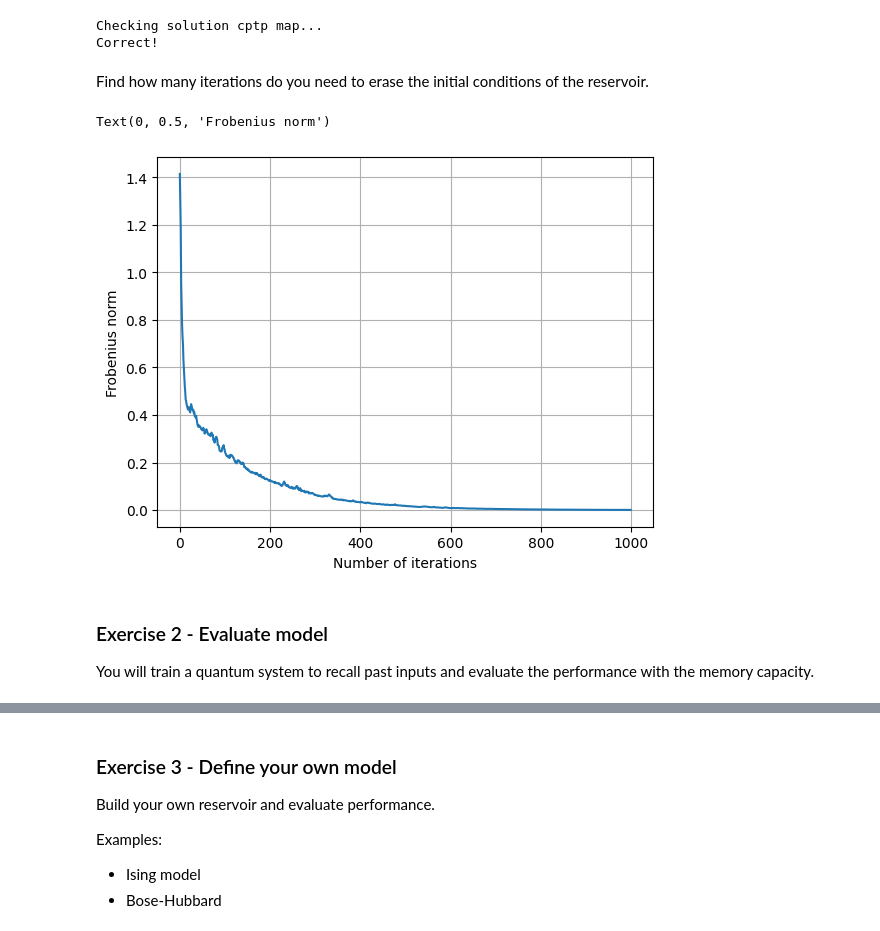
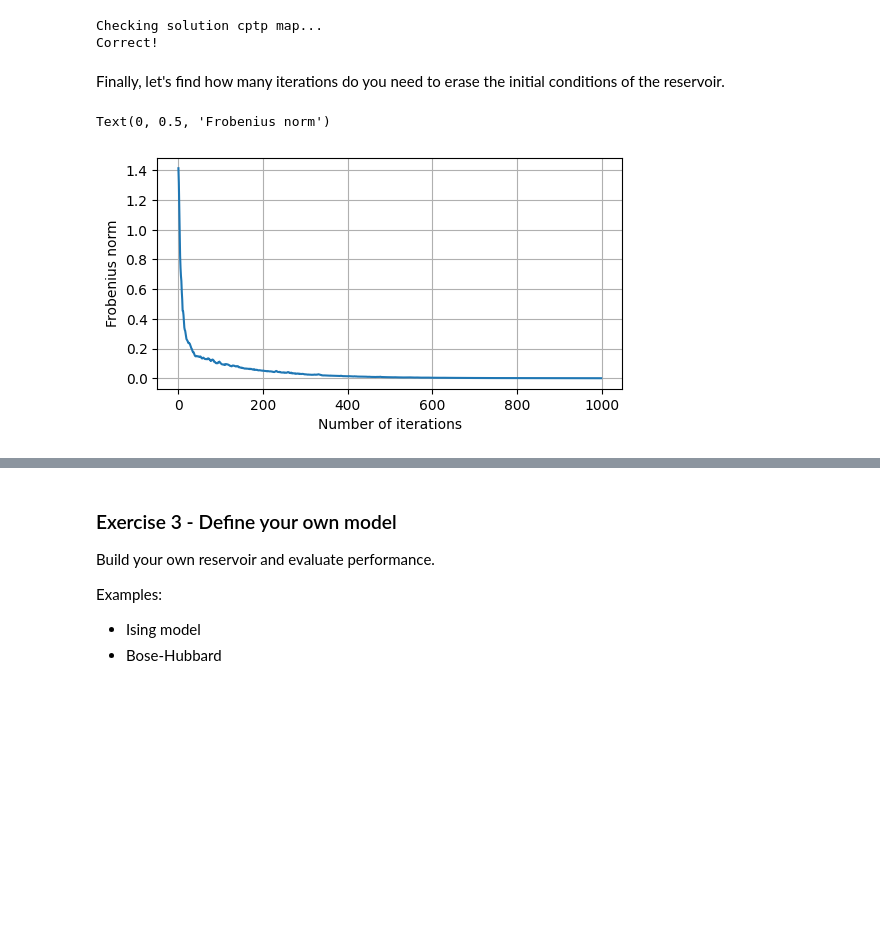
Before and after one commit to gllodra12/Benchmarking_QRC, a Jupyter notebook: notebooks/Practice-lec24.ipynb, the cells around one changed output, grey strips where cells are left out. Cells and saved outputs as stored; diff of their text form; code cells hidden in the pictures; blank space fills up the shorter version.

```diff
--- a/notebooks/Practice-lec24.ipynb
+++ b/notebooks/Practice-lec24.ipynb
@@ -258,5 +258,5 @@ check_solution(np.around(sol_cptp_map[0], 2), exp_sol_cptp)
 Checking solution cptp map...
 Correct!
 # %% [markdown]
-Find how many iterations do you need to erase the initial conditions of the reservoir.
+Finally, let's find how many iterations do you need to erase the initial conditions of the reservoir.
 # %%
@@ -326,17 +299,46 @@ def echo_state_property(signals, num_sites, dim_site, exc_sites_a, exc_sites_b,
+# %%
+def echo_state_property(signals, num_sites, dim_site, exc_sites_a, exc_sites_b, dt):
+    """Compute the number of iterations needed to erase the initial conditions.
+
+    Args:
+        signals (np.array): List of numbers that it is going to be injected into the reservoir.
+        num_sites (int): Number of sites in the system.
+        dim_site (int): Hilbert dimension of each site.
+        exc_sites_a (list): Sites excited from |0> to |1> for system A
+        exc_sites_b (list): Sites excited from |0> to |1> for system B
+        dt (float): Time we let the system evolve
+    """
+    # Create two initial reservoir: |0010><0010| and |0001><0001|
+    rho_a = excited_reservoir(num_sites, dim_site, exc_sites_a)
+    rho_b = excited_reservoir(num_sites, dim_site, exc_sites_b)
+
+    # Put your code here: Compute evolution operator
+    hamiltonian = my_hamiltonian(num_sites, dim_site)
+    evo_op = evolution_op(hamiltonian, dt)
+
+    # Put your code here: Evolve the reservoir state
+    rho_a_generator = cptp_map(signals, rho_a, evo_op, dim_site=dim_site)
+    rho_b_generator = cptp_map(signals, rho_b, evo_op, dim_site=dim_site)
+
+    # Measure the Frobenius distance
+    return convergence(rho_a_generator, rho_b_generator)
 # %%
 num_iterations = 1000
 rng_signals = np.random.default_rng(seed=1)
 signals = rng_signals.uniform(low=0, high=1, size=num_iterations)
 
-frobenius_norm = echo_state_property(signals, 4, 2, [2], [3], 10)
+# You can modify the following parameters and see if the frobenius norm between system A and B changes.
+num_sites = 4
+exc_sites_a = [3]
+exc_sites_b = [4]
+dt = 10
+
+frobenius_norm = echo_state_property(signals, num_sites, 2, exc_sites_a, exc_sites_b, dt)
+plt.figure(figsize=(6, 3))
 plt.plot(frobenius_norm)
 plt.xlabel("Number of iterations")
 plt.grid()
 plt.ylabel("Frobenius norm")
 # %% [output]
 Text(0, 0.5, 'Frobenius norm')
-[figure, old version]
+[figure, new version]
-# %% [markdown]
-### Exercise 2 - Evaluate model
-
-You will train a quantum system to recall past inputs and evaluate the performance with the memory capacity.
```
Also changed, not shown: parts of 11 cells of this notebook.
